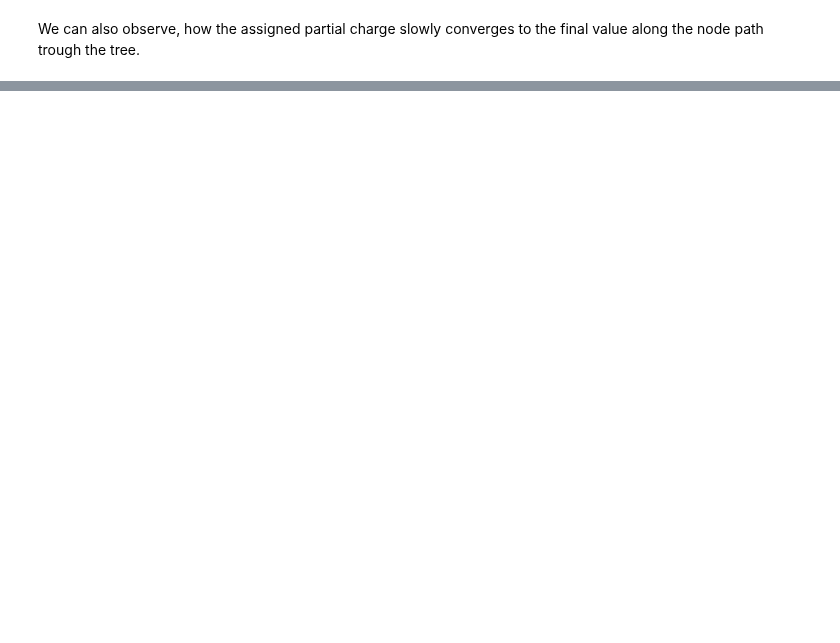
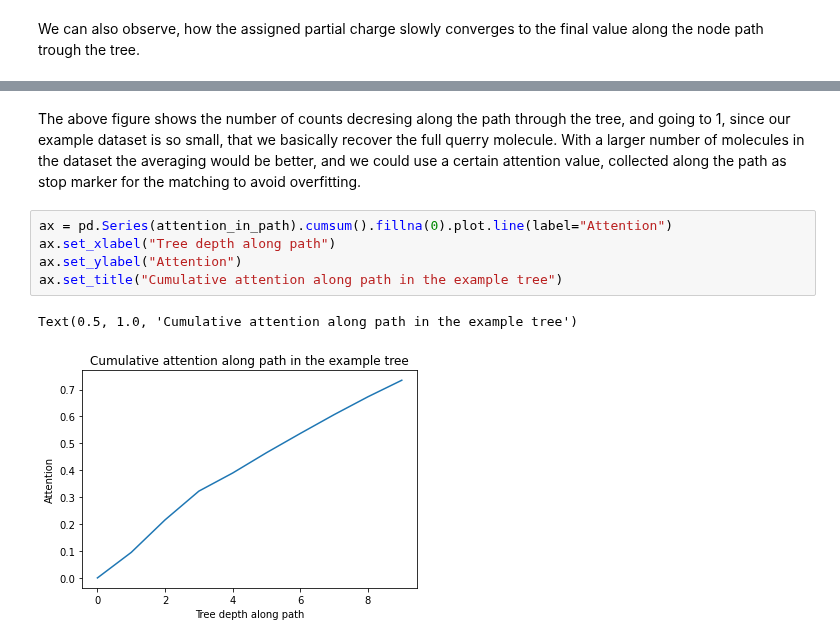
Before and after one commit to rinikerlab/DASH-tree, a Jupyter notebook: serenityff/charge/examples/04_build_a_decision_tree.ipynb, the cells around one changed output, grey strips where cells are left out. Saved outputs shown, nothing was run; the diff lists cells and outputs as text; blank space fills up the shorter version.

```diff
--- a/serenityff/charge/examples/04_build_a_decision_tree.ipynb
+++ b/serenityff/charge/examples/04_build_a_decision_tree.ipynb
@@ -215,0 +242,10 @@ We can also observe, how the assigned partial charge slowly converges to the fin
+# %% [markdown]
+The above figure shows the number of counts decresing along the path through the tree, and going to 1, since our example dataset is so small, that we basically recover the full querry molecule. With a larger number of molecules in the dataset the averaging would be better, and we could use a certain attention value, collected along the path as stop marker for the matching to avoid overfitting.
+# %%
+ax = pd.Series(attention_in_path).cumsum().fillna(0).plot.line(label="Attention")
+ax.set_xlabel("Tree depth along path")
+ax.set_ylabel("Attention")
+ax.set_title("Cumulative attention along path in the example tree")
+# %% [output]
+Text(0.5, 1.0, 'Cumulative attention along path in the example tree')
+[figure, added]
```
Also changed, not shown: parts of 23 cells of this notebook, 1 other file.
